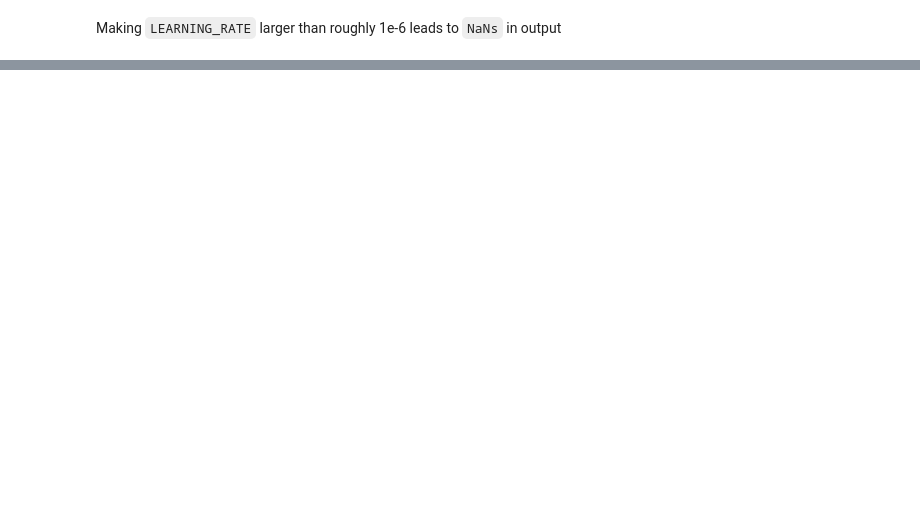
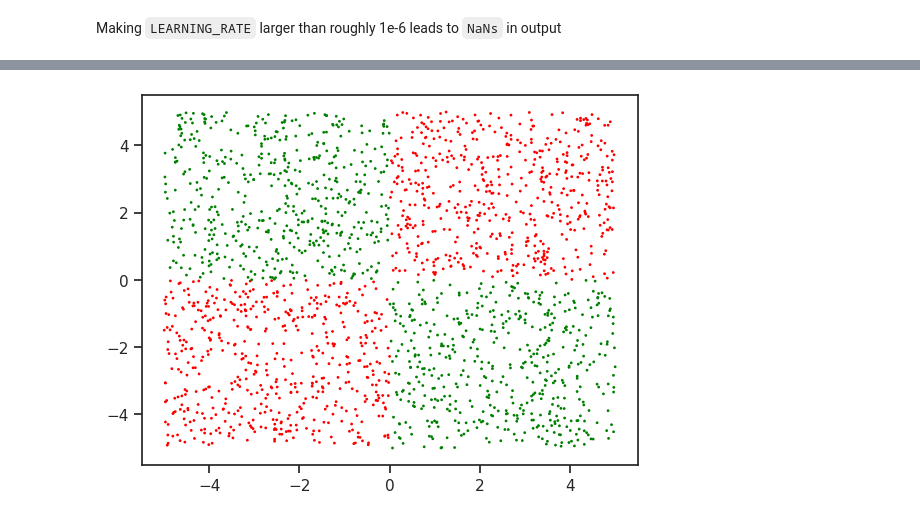
Before and after one commit to orski-hryc/NN-intro, a Jupyter notebook: manual_NN.ipynb, the cells around one changed output, grey strips where cells are left out. Saved outputs shown, nothing was run; the diff lists cells and outputs as text; code cells hidden in the pictures; blank space fills up the shorter version.

```diff
--- a/manual_NN.ipynb
+++ b/manual_NN.ipynb
@@ -257,0 +306,6 @@ plt.show()
+# %%
+scaling = np.array([[10, 0], [0, 10]])
+move = np.array([-5, -5])
+
+X_ = np.random.rand(2, 2048)
+X_ = (scaling @ X_).transpose() + move
@@ -257,0 +324,10 @@ plt.show()
+# %%
+sele = X_.transpose()[0] * X_.transpose()[1] > 0
+# %%
+plt.scatter(*X_.transpose(),
+            s=1,
+            cmap=ListedColormap(["green", "red"]),
+            c=sele)
+plt.show()
+# %% [output]
+[figure, added]
```
Also changed, not shown: parts of 28 cells of this notebook.
